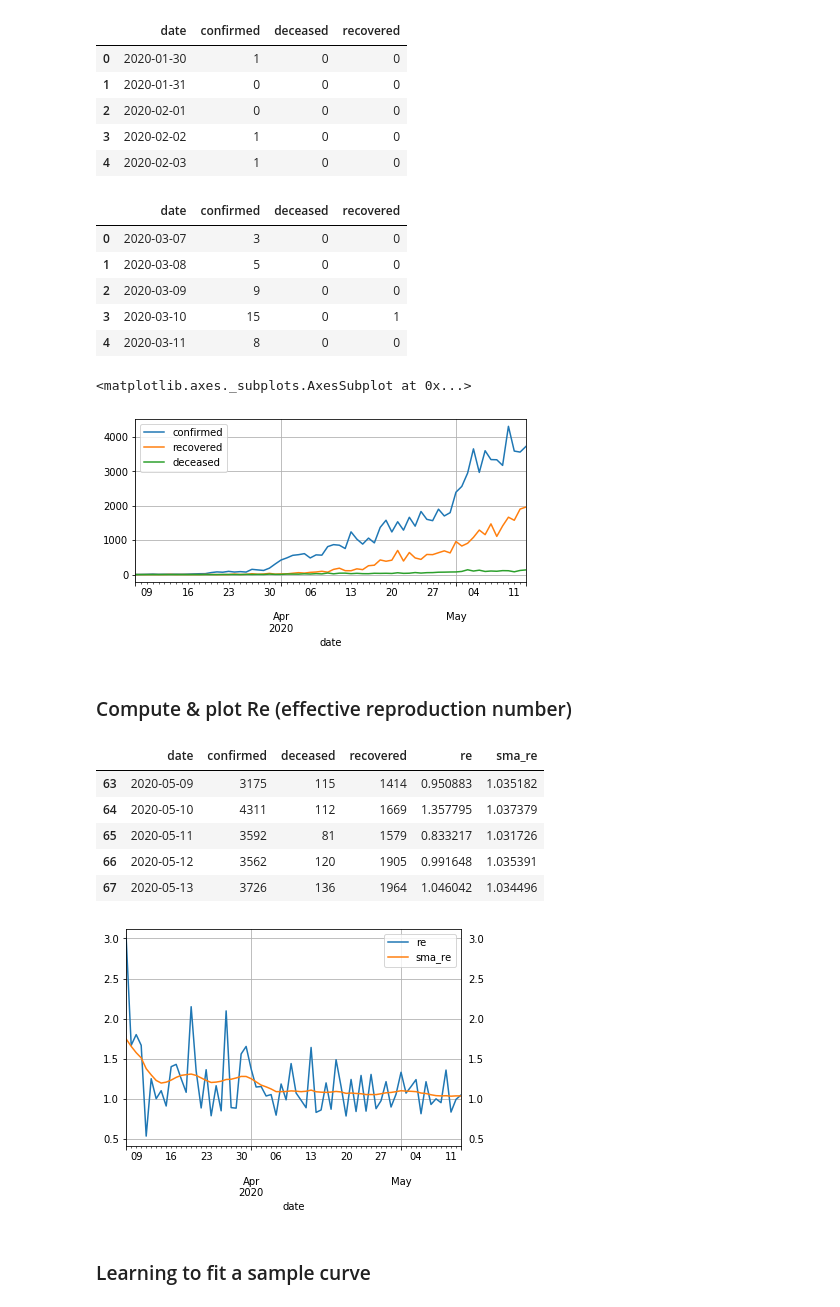
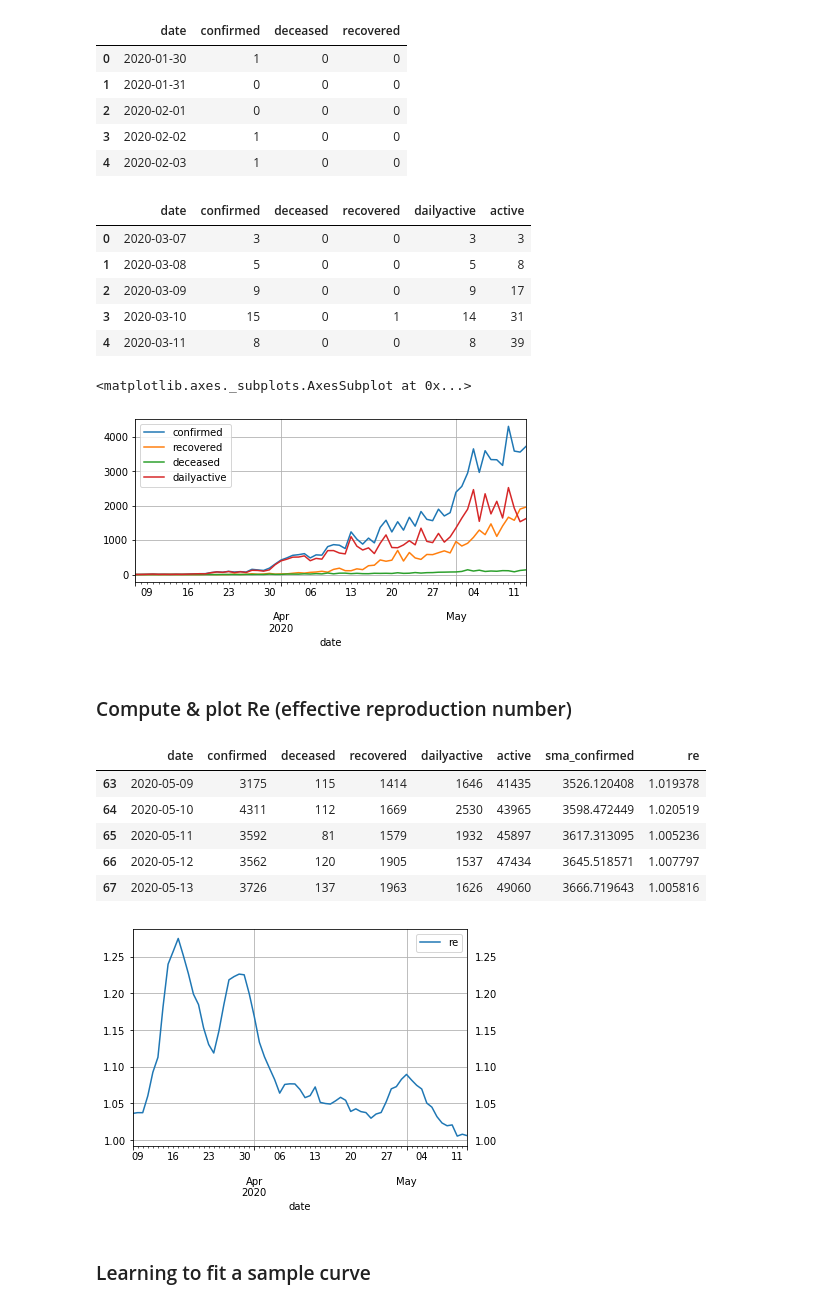
Before and after one commit to VICS-CORE/stats, a Jupyter notebook: 07_Learning_SEIR.ipynb, the cells around one changed output. Cells and saved outputs as stored; diff of their text form; code cells hidden in the pictures.

```diff
--- a/07_Learning_SEIR.ipynb
+++ b/07_Learning_SEIR.ipynb
@@ -49,47 +48,50 @@ df.head()
 # remove first 37 days of data. not consequential.
 fdf = df[37:][:]
 fdf.reset_index(drop=True, inplace=True)
+fdf['dailyactive'] = fdf['confirmed'] - fdf['recovered'] - fdf['deceased']
+fdf['active'] = fdf['dailyactive'].cumsum()
 fdf.head()
 # %% [output]
-|  | date | confirmed | deceased | recovered |
-| 0 | 2020-03-07 | 3 | 0 | 0 |
-| 1 | 2020-03-08 | 5 | 0 | 0 |
-| 2 | 2020-03-09 | 9 | 0 | 0 |
-| 3 | 2020-03-10 | 15 | 0 | 1 |
-| 4 | 2020-03-11 | 8 | 0 | 0 |
+|  | date | confirmed | deceased | recovered | dailyactive | active |
+| 0 | 2020-03-07 | 3 | 0 | 0 | 3 | 3 |
+| 1 | 2020-03-08 | 5 | 0 | 0 | 5 | 8 |
+| 2 | 2020-03-09 | 9 | 0 | 0 | 9 | 17 |
+| 3 | 2020-03-10 | 15 | 0 | 1 | 14 | 31 |
+| 4 | 2020-03-11 | 8 | 0 | 0 | 8 | 39 |
 # %%
 # plot downloaded data
 fdf.plot(
     x='date',
-    y=['confirmed', 'recovered', 'deceased'],
+    y=['confirmed', 'recovered', 'deceased', 'dailyactive'],
     figsize=(7,3),
     grid=True
 )
 # %% [output]
 <matplotlib.axes._subplots.AxesSubplot at 0x...>
-[figure, old version]
+[figure, new version]
 # %% [markdown]
 ### Compute & plot Re (effective reproduction number)
 # %%
-fdf['re'] = fdf['confirmed'] / fdf['confirmed'].shift(1, fill_value=1)
-fdf['sma_re'] = fdf['re'].rolling(7, min_periods=1, center=True).mean().rolling(7, min_periods=1, center=True).mean()
+fdf['sma_confirmed'] = fdf['confirmed'].rolling(7, min_periods=1, center=True).mean().rolling(7, min_periods=1, center=True).mean()
+fdf['re'] = fdf['sma_confirmed'] / fdf['sma_confirmed'].shift(1, fill_value=1)
+#fdf['sma_re'] = fdf['re'].rolling(7, min_periods=1, center=True).mean().rolling(7, min_periods=1, center=True).mean()
 fdf.tail()
 # %% [output]
-|  | date | confirmed | deceased | recovered | re | sma_re |
-| 63 | 2020-05-09 | 3175 | 115 | 1414 | 0.950883 | 1.035182 |
-| 64 | 2020-05-10 | 4311 | 112 | 1669 | 1.357795 | 1.037379 |
-| 65 | 2020-05-11 | 3592 | 81 | 1579 | 0.833217 | 1.031726 |
-| 66 | 2020-05-12 | 3562 | 120 | 1905 | 0.991648 | 1.035391 |
-| 67 | 2020-05-13 | 3726 | 136 | 1964 | 1.046042 | 1.034496 |
+|  | date | confirmed | deceased | recovered | dailyactive | active | sma_confirmed | re |
+| 63 | 2020-05-09 | 3175 | 115 | 1414 | 1646 | 41435 | 3526.120408 | 1.019378 |
+| 64 | 2020-05-10 | 4311 | 112 | 1669 | 2530 | 43965 | 3598.472449 | 1.020519 |
+| 65 | 2020-05-11 | 3592 | 81 | 1579 | 1932 | 45897 | 3617.313095 | 1.005236 |
+| 66 | 2020-05-12 | 3562 | 120 | 1905 | 1537 | 47434 | 3645.518571 | 1.007797 |
+| 67 | 2020-05-13 | 3726 | 137 | 1963 | 1626 | 49060 | 3666.719643 | 1.005816 |
 # %%
-ax = fdf.plot(
+ax = fdf[1:].plot(
     x='date',
-    y=['re', 'sma_re'],
+    y=['re'],
     grid=True
 )
 ax.tick_params(labeltop=False, labelright=True)
 # %% [output]
-[figure, old version]
+[figure, new version]
 # %% [markdown]
 ### Learning to fit a sample curve
 # %%
```
Also changed, not shown: parts of 6 cells of this notebook.
